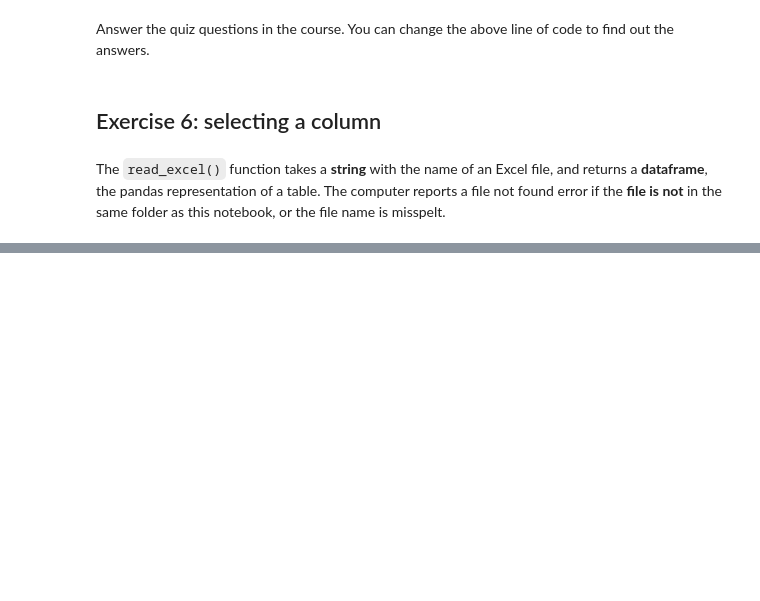
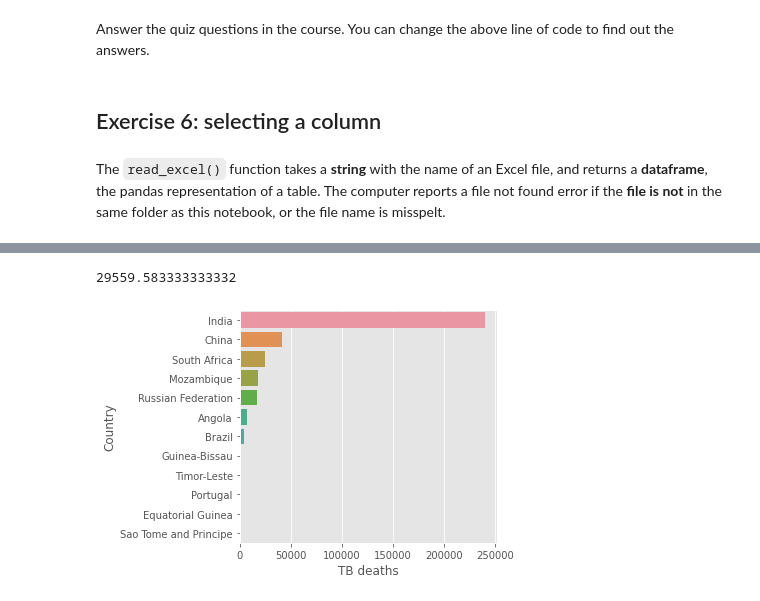
Before and after one commit to igoandrade/data-science-tutoriais, a Jupyter notebook: OpenLearn/learn_to_code_for_data_analysis/week_1/Exercise_1.ipynb, the cells around one changed output, grey strips where cells are left out. Cells and saved outputs as stored; diff of their text form; code cells hidden in the pictures; blank space fills up the shorter version.

```diff
--- a/OpenLearn/learn_to_code_for_data_analysis/week_1/Exercise_1.ipynb
+++ b/OpenLearn/learn_to_code_for_data_analysis/week_1/Exercise_1.ipynb
@@ -105,6 +105,7 @@ Answer the quiz questions in the course. You can change the above line of code t
 # %% [markdown]
 The `read_excel()` function takes a **string** with the name of an Excel file, and returns a **dataframe**, the pandas representation of a table. The computer reports a file not found error if the **file is not** in the same folder as this notebook, or the file name is misspelt.
 # %%
-data = pd.read_excel('../data/WHO_POP_TB_all.xls')
+!pip install xlrd
+data = pd.read_excel('../data/WHO_POP_TB_some.xls')
 data
 # %% [output]
@@ -111,0 +164,14 @@ ImportError: Missing optional dependency 'xlrd'. Install xlrd >= 1.0.0 for Excel
+# %%
+tbColumn.mean()
+# %% [output]
+29559.583333333332
+# %%
+import seaborn as sns
+import matplotlib.pyplot as plt
+plt.style.use('ggplot')
+# %%
+fig, ax = plt.subplots(figsize=(6, 4))
+sns.barplot(y='Country', x='TB deaths', data=data.sort_values(by=['TB deaths'], ascending=False))
+plt.tight_layout()
+# %% [output]
+[figure, added]
```
Also changed, not shown: parts of 8 cells of this notebook, 4 other files.
